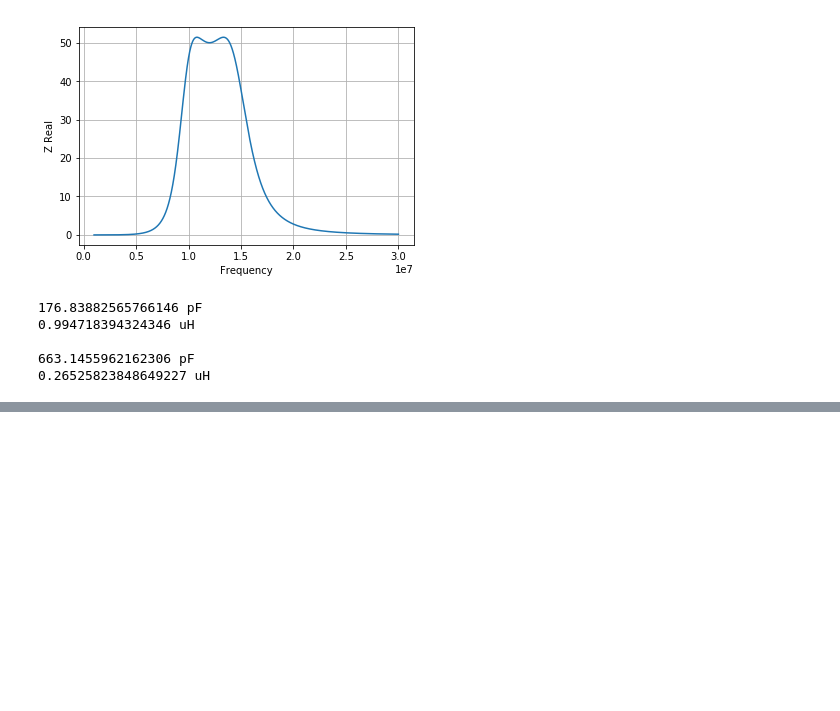
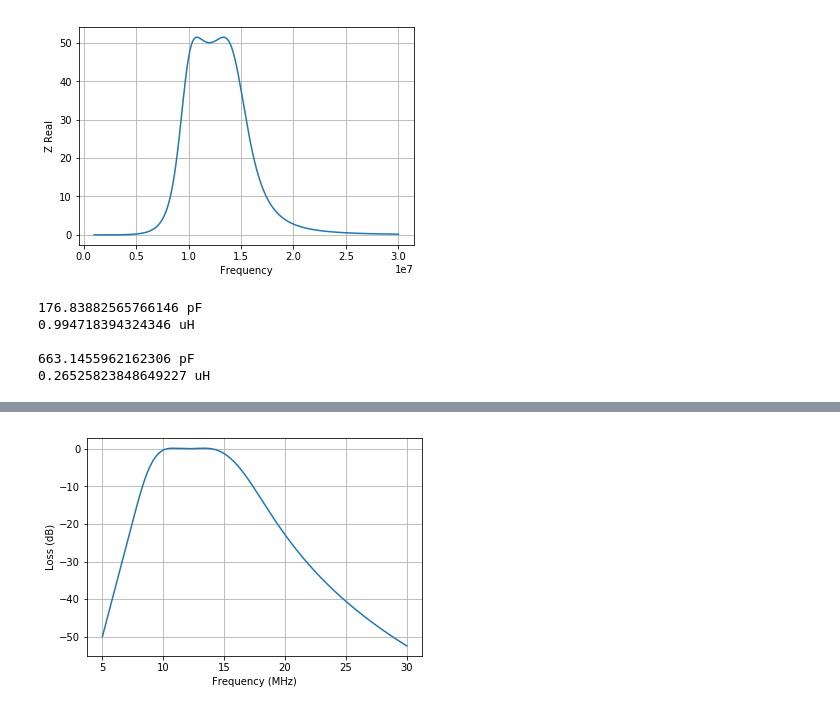
Before and after one commit to ttdoucet/impedance, a Jupyter notebook: impedance.ipynb, the cells around one changed output, grey strips where cells are left out. Drawn from its saved outputs; the diff is of its cells as text; code cells hidden in the pictures; blank space fills up the shorter version.

```diff
--- a/impedance.ipynb
+++ b/impedance.ipynb
@@ -176,0 +204,4 @@ print(L_12_20.val / uH, "uH")
+# %%
+fplot(bpf2, Rs=50, Rl=50, f_start=5*MHz)
+# %% [output]
+[figure, added]
```
Also changed, not shown: parts of 6 cells of this notebook.
